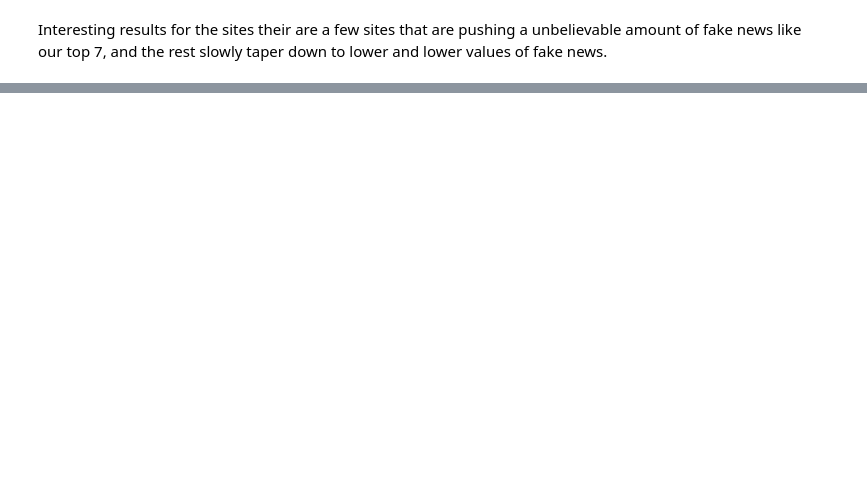
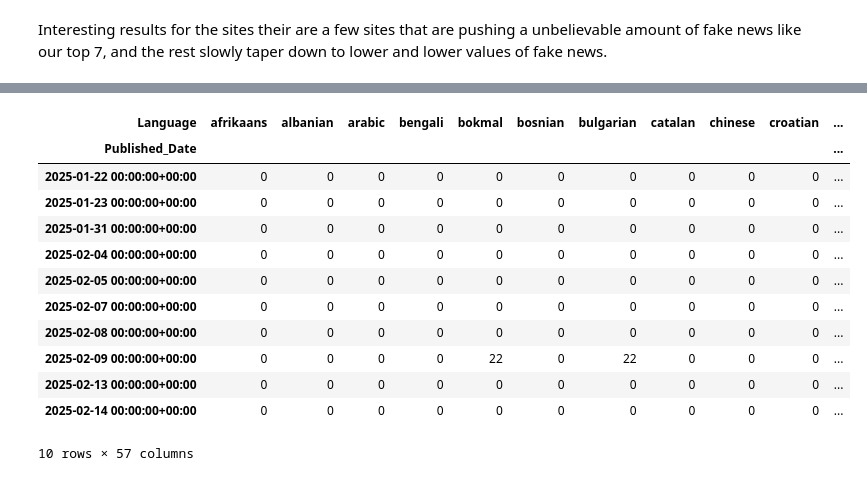
Before and after one commit to coleaydelotte/DW-290-NEWS, a Jupyter notebook: nb.ipynb, the cells around one changed output, grey strips where cells are left out. Cells and saved outputs as stored; diff of their text form; code cells hidden in the pictures; blank space fills up the shorter version.

```diff
--- a/nb.ipynb
+++ b/nb.ipynb
@@ -255,0 +250,4 @@ authors_count.head(10)
+# %%
+# Parse Published date column
+data['Published'] = pd.to_datetime(data['Published'], errors='coerce', utc=True)
+data[['Published', 'URL']].head()
@@ -255,0 +261,14 @@ authors_count.head(10)
+# %%
+# Create new date-related variables
+data['Published_Year'] = data['Published'].dt.year
+data['Published_Month'] = data['Published'].dt.month
+data['Published_Day'] = data['Published'].dt.day
+# Use normalize() to get date without time, but keep as datetime for better compatibility
+data['Published_Date'] = data['Published'].dt.normalize()
+data['Published_DayOfWeek'] = data['Published'].dt.day_name()
+data['Published_Week'] = data['Published'].dt.isocalendar().week
+data['Published_Quarter'] = data['Published'].dt.quarter
+
+# Display new variables
+data[['Published', 'Published_Year', 'Published_Month', 'Published_Day',
+      'Published_Date', 'Published_DayOfWeek', 'Published_Week', 'Published_Quarter']].head()
@@ -255,0 +357,13 @@ authors_count.head(10)
+# %%
+# Convert from long to wide form - Pivot by Site and Date
+# Example: Articles per Site per Date
+# Filter out rows with missing dates for pivot
+data_for_pivot = data[data['Published_Date'].notna()].copy()
+wide_site_date = data_for_pivot.pivot_table(
+    index='Published_Date',
+    columns='Site',
+    values='URL',
+    aggfunc='count',
+    fill_value=0
+)
+wide_site_date.head(10)
@@ -255,0 +384,24 @@ authors_count.head(10)
+# %%
+# Convert from long to wide form - Pivot by Language and Date
+wide_language_date = data_for_pivot.pivot_table(
+    index='Published_Date',
+    columns='Language',
+    values='URL',
+    aggfunc='count',
+    fill_value=0
+)
+wide_language_date.head(10)
+# %% [output]
+| Language | afrikaans | albanian | arabic | bengali | bokmal | bosnian | bulgarian | catalan | chinese | croatian | ... |
+| Published_Date |  |  |  |  |  |  |  |  |  |  | ... |
+| 2025-01-22 00:00:00+00:00 | 0 | 0 | 0 | 0 | 0 | 0 | 0 | 0 | 0 | 0 | ... |
+| 2025-01-23 00:00:00+00:00 | 0 | 0 | 0 | 0 | 0 | 0 | 0 | 0 | 0 | 0 | ... |
+| 2025-01-31 00:00:00+00:00 | 0 | 0 | 0 | 0 | 0 | 0 | 0 | 0 | 0 | 0 | ... |
+| 2025-02-04 00:00:00+00:00 | 0 | 0 | 0 | 0 | 0 | 0 | 0 | 0 | 0 | 0 | ... |
+| 2025-02-05 00:00:00+00:00 | 0 | 0 | 0 | 0 | 0 | 0 | 0 | 0 | 0 | 0 | ... |
+| 2025-02-07 00:00:00+00:00 | 0 | 0 | 0 | 0 | 0 | 0 | 0 | 0 | 0 | 0 | ... |
+| 2025-02-08 00:00:00+00:00 | 0 | 0 | 0 | 0 | 0 | 0 | 0 | 0 | 0 | 0 | ... |
+| 2025-02-09 00:00:00+00:00 | 0 | 0 | 0 | 0 | 22 | 0 | 22 | 0 | 0 | 0 | ... |
+| 2025-02-13 00:00:00+00:00 | 0 | 0 | 0 | 0 | 0 | 0 | 0 | 0 | 0 | 0 | ... |
+| 2025-02-14 00:00:00+00:00 | 0 | 0 | 0 | 0 | 0 | 0 | 0 | 0 | 0 | 0 | ... |
+10 rows × 57 columns
```
Also changed, not shown: parts of 26 cells of this notebook.
